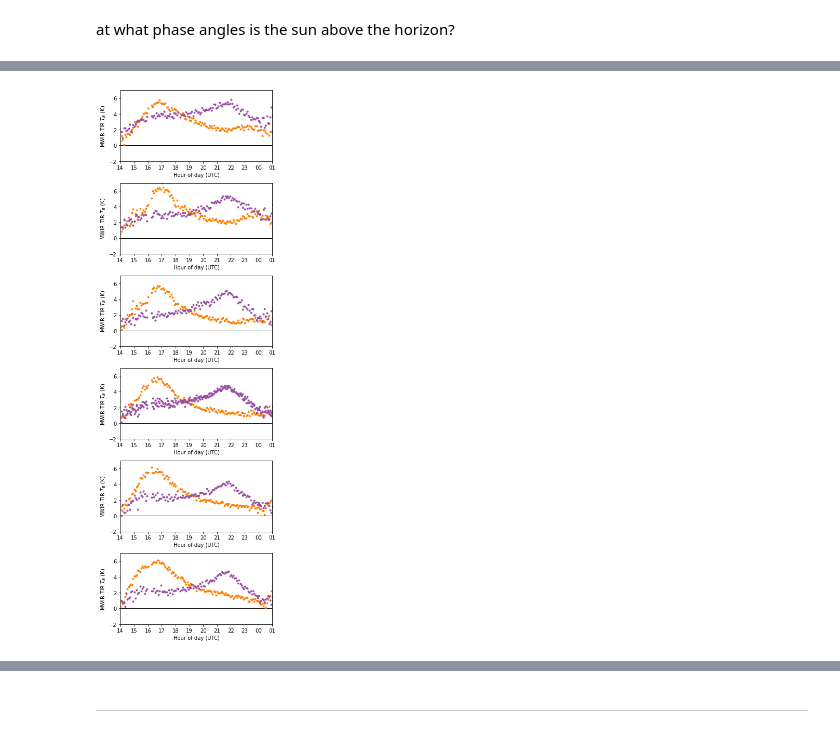
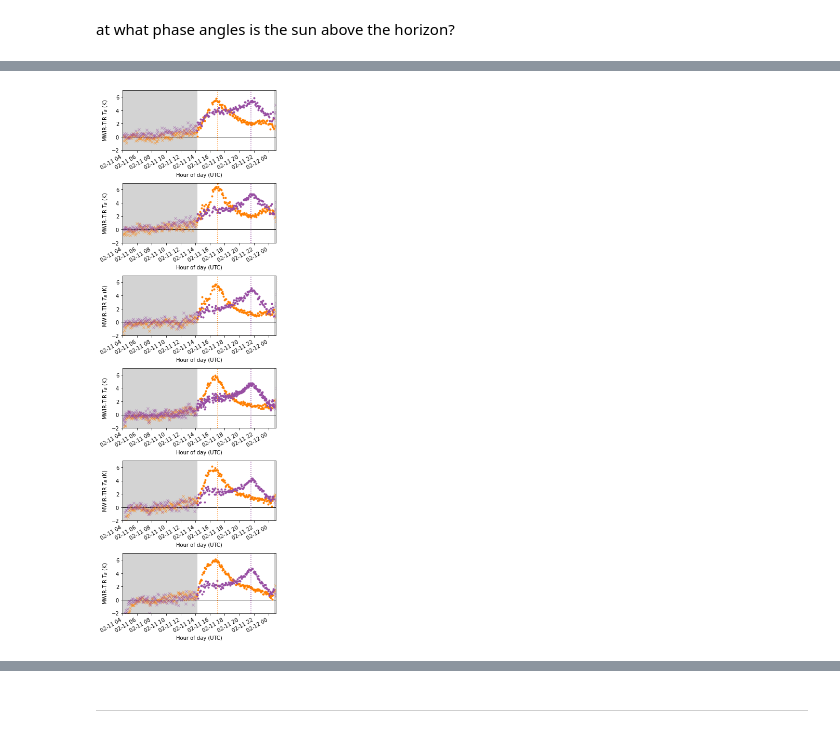
Before and after one commit to spestana/snowex2020, a Jupyter notebook: mwir.ipynb, the cells around one changed output, grey strips where cells are left out. Drawn from its saved outputs; the diff is of its cells as text; code cells hidden in the pictures.

```diff
--- a/mwir.ipynb
+++ b/mwir.ipynb
@@ -249,79 +277,75 @@ for this_ax in axs.ravel():
+# %%
+def mwir_tir_diff_plot(ax, df_rad,
+                       startdate, enddate, sunrise1, sunset1, sunrise2, sunset2,
+                       color):
+
+
+    # segment data by day/night
+    data_night1 = df_rad.b7_tb_2km[startdate:sunrise1] - df_rad.b13_tb_2km[startdate:sunrise1]
+    data_day = df_rad.b7_tb_2km[sunrise1:sunset2] - df_rad.b13_tb_2km[sunrise1:sunset2]
+    data_night2 = df_rad.b7_tb_2km[sunset2:enddate] - df_rad.b13_tb_2km[sunset2:enddate]
+
+    # plot
+    data_day.plot(ax=ax, linestyle='none', marker='.', color=color)
+    data_night1.plot(ax=ax, linestyle='none', marker='x', color=color, alpha=0.5, markersize=5)
+    data_night2.plot(ax=ax, linestyle='none', marker='x', color=color, alpha=0.5, markersize=5)
+
+    return ax
 # %%
 # plot timeseries for one pixel
 fig, axs = plt.subplots(nrows=6, ncols= 1, figsize=(5,15), tight_layout=True)
 
 [axNW, axA, axB, axC, axD, axE] = axs.ravel()
 
-### Pixel NW
-
-# GOES-16
-(pixelNW_g16_rad.b7_tb_2km - pixelNW_g16_rad.b13_tb_2km).plot(ax=axNW, linestyle='none', marker='.', color='#ff7f00')
-
-# GOES-17
-(pixelNW_g17_rad.b7_tb_2km - pixelNW_g17_rad.b13_tb_2km).plot(ax=axNW, linestyle='none', marker='.', color='#984ea3')
+## Pixel NW
+axNW = mwir_tir_diff_plot(axNW, pixelNW_g16_rad, startdate, enddate, sunrise1, sunset1, sunrise2, sunset2, '#ff7f00')
+axNW = mwir_tir_diff_plot(axNW, pixelNW_g17_rad, startdate, enddate, sunrise1, sunset1, sunrise2, sunset2, '#984ea3')
 
 ### Pixel A
-
-# GOES-16
-(pixelA_g16_rad.b7_tb_2km - pixelA_g16_rad.b13_tb_2km).plot(ax=axA, linestyle='none', marker='.', color='#ff7f00')
-
-# GOES-17
-(pixelA_g17_rad.b7_tb_2km - pixelA_g17_rad.b13_tb_2km).plot(ax=axA, linestyle='none', marker='.', color='#984ea3')
+axA = mwir_tir_diff_plot(axA, pixelA_g16_rad, startdate, enddate, sunrise1, sunset1, sunrise2, sunset2, '#ff7f00')
+axA = mwir_tir_diff_plot(axA, pixelA_g17_rad, startdate, enddate, sunrise1, sunset1, sunrise2, sunset2, '#984ea3')
 
 ### Pixel B
-
-# GOES-16
-(pixelB_g16_rad.b7_tb_2km - pixelB_g16_rad.b13_tb_2km).plot(ax=axB, linestyle='none', marker='.', color='#ff7f00')
-
-# GOES-17
-(pixelB_g17_rad.b7_tb_2km - pixelB_g17_rad.b13_tb_2km).plot(ax=axB, linestyle='none', marker='.', color='#984ea3')
+axB = mwir_tir_diff_plot(axB, pixelB_g16_rad, startdate, enddate, sunrise1, sunset1, sunrise2, sunset2, '#ff7f00')
+axB = mwir_tir_diff_plot(axB, pixelB_g17_rad, startdate, enddate, sunrise1, sunset1, sunrise2, sunset2, '#984ea3')
 
 ### Pixel C
-
-# GOES-16
-(pixelC_g16_rad.b7_tb_2km - pixelC_g16_rad.b13_tb_2km).plot(ax=axC, linestyle='none', marker='.', color='#ff7f00')
-
-
-# GOES-17
-(pixelC1_g17_rad.b7_tb_2km - pixelC1_g17_rad.b13_tb_2km).plot(ax=axC, linestyle='none', marker='.', color='#984ea3')
-
-
-(pixelC2_g17_rad.b7_tb_2km - pixelC2_g17_rad.b13_tb_2km).plot(ax=axC, linestyle='none', marker='.', color='#984ea3')
+axC = mwir_tir_diff_plot(axC, pixelC_g16_rad, startdate, enddate, sunrise1, sunset1, sunrise2, sunset2, '#ff7f00')
+axC = mwir_tir_diff_plot(axC, pixelC1_g17_rad, startdate, enddate, sunrise1, sunset1, sunrise2, sunset2, '#984ea3')
+axC = mwir_tir_diff_plot(axC, pixelC2_g17_rad, startdate, enddate, sunrise1, sunset1, sunrise2, sunset2, '#984ea3')
 
 
 ### Pixel D
-
-# GOES-16
-(pixelD_g16_rad.b7_tb_2km - pixelD_g16_rad.b13_tb_2km).plot(ax=axD, linestyle='none', marker='.', color='#ff7f00')
-
-
-# GOES-17
-(pixelD_g17_rad.b7_tb_2km - pixelD_g17_rad.b13_tb_2km).plot(ax=axD, linestyle='none', marker='.', color='#984ea3')
+axD = mwir_tir_diff_plot(axD, pixelD_g16_rad, startdate, enddate, sunrise1, sunset1, sunrise2, sunset2, '#ff7f00')
+axD = mwir_tir_diff_plot(axD, pixelD_g17_rad, startdate, enddate, sunrise1, sunset1, sunrise2, sunset2, '#984ea3')
 
 
 ### Pixel E
+axE = mwir_tir_diff_plot(axE, pixelE_g16_rad, startdate, enddate, sunrise1, sunset1, sunrise2, sunset2, '#ff7f00')
+axE = mwir_tir_diff_plot(axE, pixelE_g17_rad, startdate, enddate, sunrise1, sunset1, sunrise2, sunset2, '#984ea3')
 
-# GOES-16
-(pixelE_g16_rad.b7_tb_2km - pixelE_g16_rad.b13_tb_2km).plot(ax=axE, linestyle='none', marker='.', color='#ff7f00')
-
-
-# GOES-17
-(pixelE_g17_rad.b7_tb_2km - pixelE_g17_rad.b13_tb_2km).plot(ax=axE, linestyle='none', marker='.', color='#984ea3')
 
 
 # formatting
 for this_ax in axs.ravel():
-    this_ax.axhline(0, color='k', zorder=-999, lw=1)
+    # draw lines for times of minimum phase angles
+    this_ax.axvline(pd.Timestamp('2020-02-11 17:01:00'), c='#ff7f00', linestyle=':') # time of GOES-East minimum phase angle (~8 deg)
+    this_ax.axvline(pd.Timestamp('2020-02-11 21:37:00'), c='#984ea3', linestyle=':') # time of GOES-West minimum phase angle (~8 deg)
+    # draw bands for nighttime (sunrise, sunset at 7:10 5:46 local time)
+    this_ax.fill_between([sunset1, sunrise1], -100, 1000, color='lightgray', zorder=-999)
+    this_ax.fill_between([sunset2, sunrise2], -100, 1000, color='lightgray', zorder=-999)
+    #this_ax.text(pd.Timestamp('2020-02-11 07:00:00'), 4.5, 'night', color='#333333')
+    this_ax.axhline(0, color='k', zorder=-1, lw=1)
     this_ax.set_xlim(pd.Timestamp(startdate), pd.Timestamp(enddate))
     this_ax.set_ylim(-2,7)
     this_ax.set_ylabel('MWIR-TIR $T_B$ (K)')
     this_ax.set_xlabel('Hour of day (UTC)')
     # Text in the x-axis will be displayed in 'YYYY-mm' format.
-    this_ax.xaxis.set_major_formatter(mdates.DateFormatter('%H'))
+    #this_ax.xaxis.set_major_formatter(mdates.DateFormatter('%H'))
     # Rotates and right-aligns the x labels so they don't crowd each other.
-    for label in this_ax.get_xticklabels(which='major'):
-        label.set(rotation=0, horizontalalignment='center')
+    #for label in this_ax.get_xticklabels(which='major'):
+    #    label.set(rotation=0, horizontalalignment='center')
     #this_ax.legend(loc='lower right')
 # %% [output]
-[figure, old version]
+[figure, new version]
 # %%
```
Also changed, not shown: parts of 29 cells of this notebook, 1 other file.
